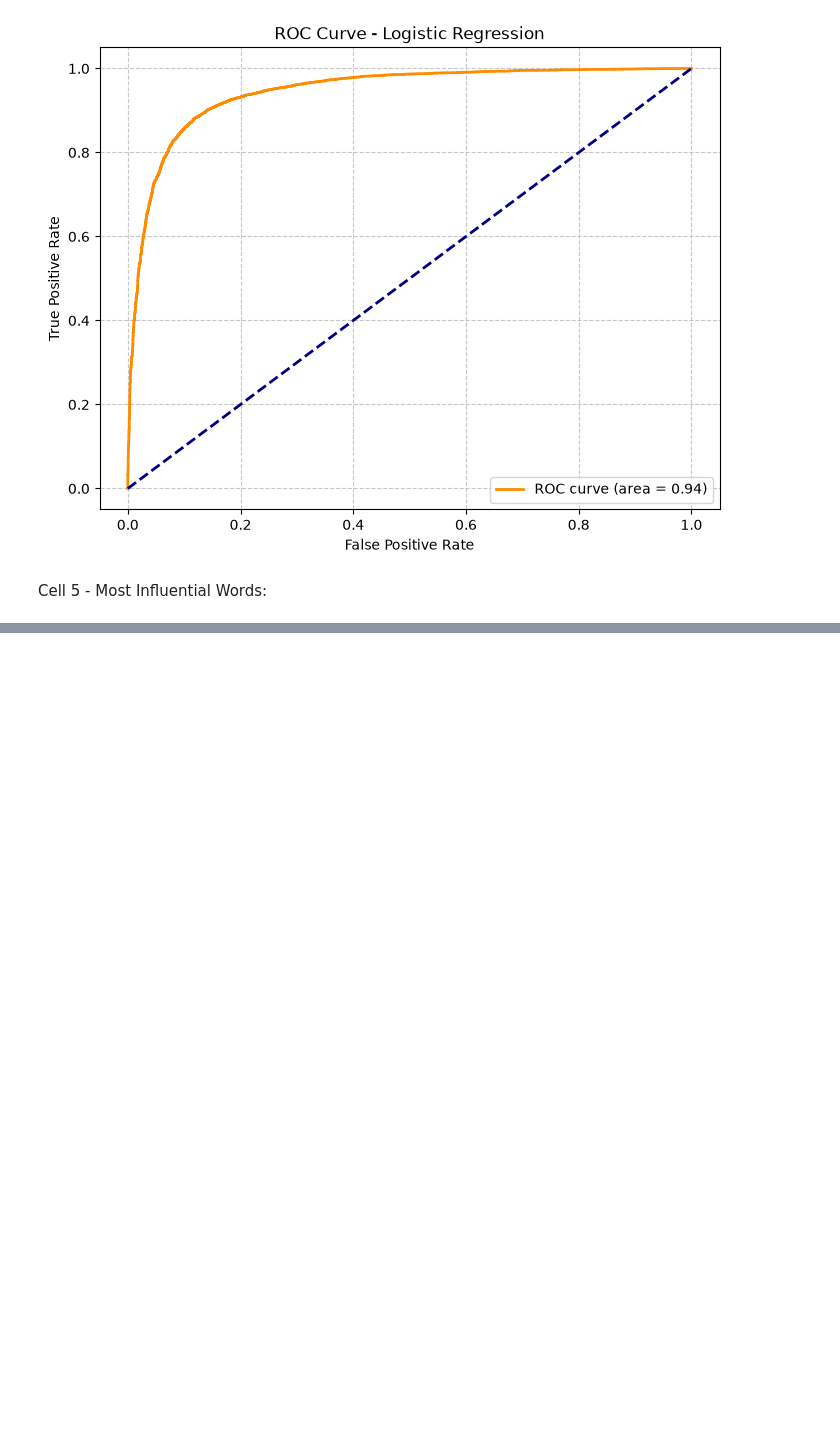
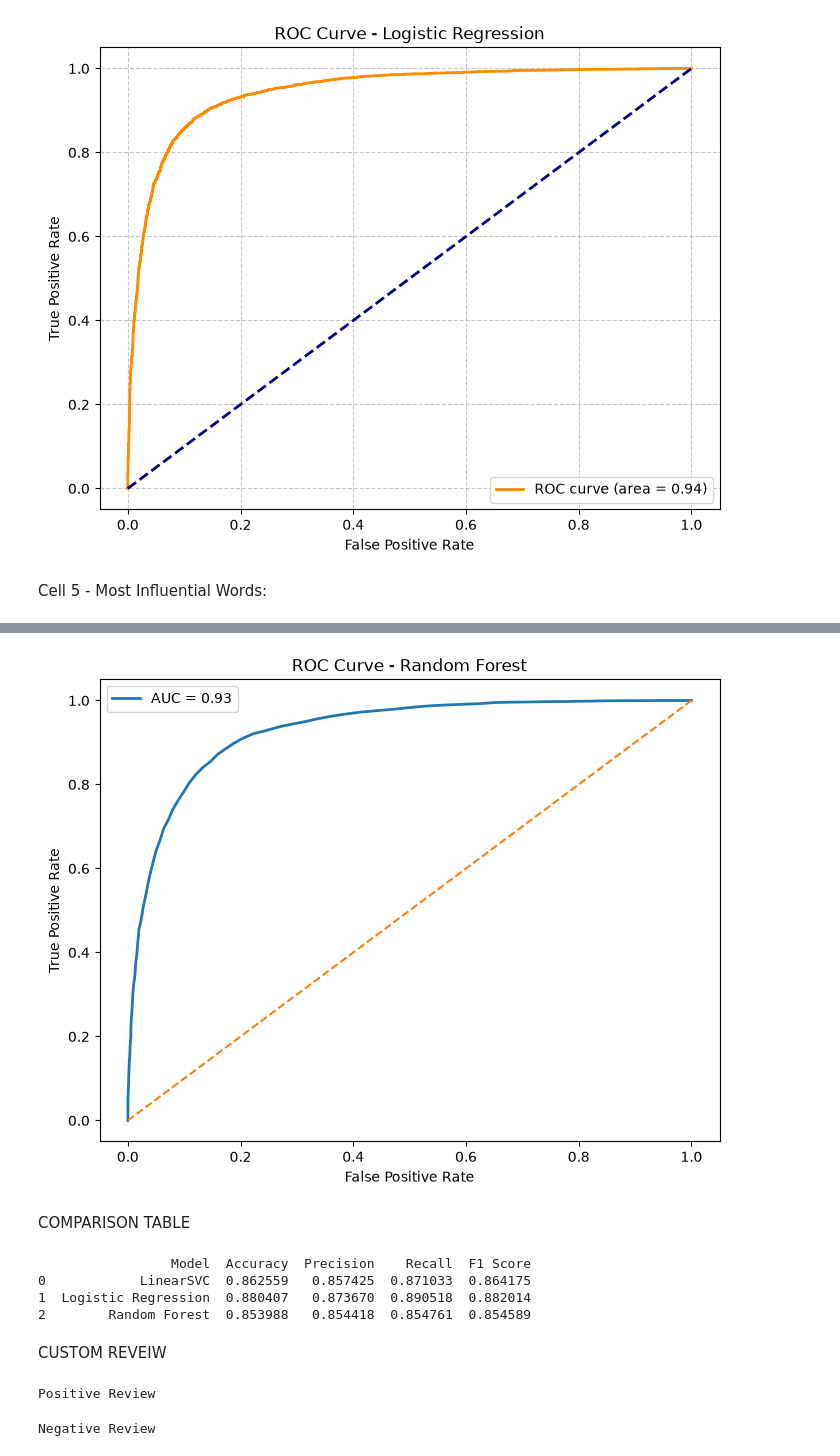
Before and after one commit to davidadeyi101-code/Capstone-project, a Jupyter notebook: notebook/sentiment_analyzer.ipynb, the cells around one changed output, grey strips where cells are left out. Cells and saved outputs as stored; diff of their text form; code cells hidden in the pictures; blank space fills up the shorter version.

```diff
--- a/notebook/sentiment_analyzer.ipynb
+++ b/notebook/sentiment_analyzer.ipynb
@@ -299,0 +355,69 @@ I evaluated Model 2 using accuracy, precision, recall, F1 score, a confusion mat
+# %%
+from sklearn.metrics import roc_curve, auc
+
+rf_probs = rf_model.predict_proba(X_test_vectorized)[:, 1]
+
+fpr, tpr, thresholds = roc_curve(y_test, rf_probs)
+roc_auc = auc(fpr, tpr)
+
+plt.figure(figsize=(8, 6))
+plt.plot(fpr, tpr, lw=2, label=f"AUC = {roc_auc:.2f}")
+plt.plot([0, 1], [0, 1], linestyle="--")
+plt.xlabel("False Positive Rate")
+plt.ylabel("True Positive Rate")
+plt.title("ROC Curve - Random Forest")
+plt.legend()
+plt.show()
+# %% [output]
+[figure, added]
+# %% [markdown]
+COMPARISON TABLE
+# %%
+comparison = pd.DataFrame({
+    "Model": ["LinearSVC", "Logistic Regression", "Random Forest"],
+    "Accuracy": [svc_accuracy, model_lr_accuracy, rf_accuracy],
+    "Precision": [svc_precision, model_lr_precision, rf_precision],
+    "Recall": [svc_recall, model_lr_recall, rf_recall],
+    "F1 Score": [svc_f1, model_lr_f1, rf_f1]
+})
+
+print(comparison)
+# %% [output]
+                 Model  Accuracy  Precision    Recall  F1 Score
+0            LinearSVC  0.862559   0.857425  0.871033  0.864175
+1  Logistic Regression  0.880407   0.873670  0.890518  0.882014
+2        Random Forest  0.853988   0.854418  0.854761  0.854589
+# %% [markdown]
+CUSTOM REVEIW
+# %%
+best_model = model_lr
+
+review = [
+    "This movie was amazing and I loved every minute of it"
+]
+
+review_vector = vectorizer.transform(review)
+
+prediction = best_model.predict(review_vector)
+
+if prediction[0] == 1:
+    print("Positive Review")
+else:
+    print("Negative Review")
+# %% [output]
+Positive Review
+# %%
+review = [
+    "The movie is absolute shit. They could have done better!"
+]
+
+review_vector = vectorizer.transform(review)
+
+prediction = best_model.predict(review_vector)
+
+if prediction[0] == 1:
+    print("Positive Review")
+else:
+    print("Negative Review")
+# %% [output]
+Negative Review
```
Also changed, not shown: parts of 20 cells of this notebook.
